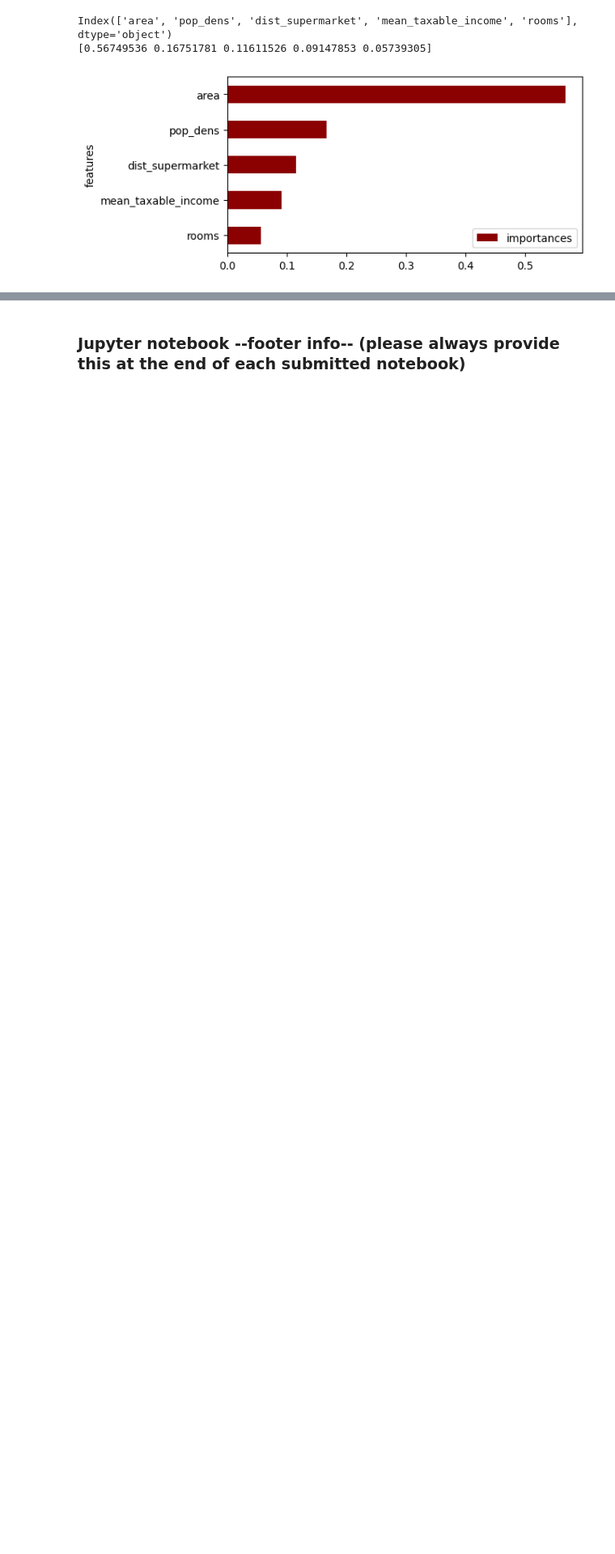
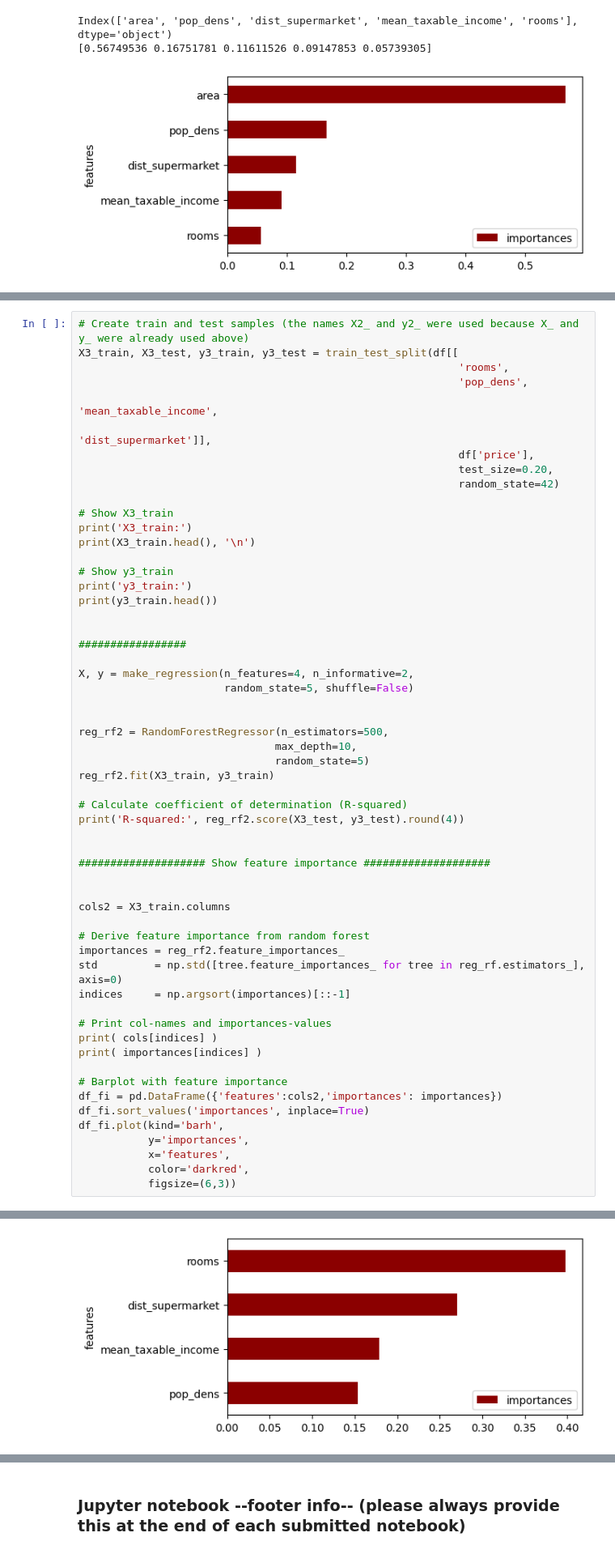
Before and after one commit to zhawjtran/data_analytics, a Jupyter notebook: Week_08/regression_trees_random_forest.ipynb, the cells around one changed output, grey strips where cells are left out. Shown at 81% size. Cells and saved outputs as stored; diff of their text form; blank space fills up the shorter version.

```diff
--- a/Week_08/regression_trees_random_forest.ipynb
+++ b/Week_08/regression_trees_random_forest.ipynb
@@ -257,0 +377,58 @@ Index(['area', 'pop_dens', 'dist_supermarket', 'mean_taxable_income', 'rooms'],
+# %%
+# Create train and test samples (the names X2_ and y2_ were used because X_ and y_ were already used above)
+X3_train, X3_test, y3_train, y3_test = train_test_split(df[[
+                                                            'rooms',
+                                                            'pop_dens',
+                                                            'mean_taxable_income',
+                                                            'dist_supermarket']],
+                                                            df['price'],
+                                                            test_size=0.20,
+                                                            random_state=42)
+
+# Show X3_train
+print('X3_train:')
+print(X3_train.head(), '\n')
+
+# Show y3_train
+print('y3_train:')
+print(y3_train.head())
+
+
+#################
+
+X, y = make_regression(n_features=4, n_informative=2,
+                       random_state=5, shuffle=False)
+
+
+reg_rf2 = RandomForestRegressor(n_estimators=500,
+                               max_depth=10,
+                               random_state=5)
+reg_rf2.fit(X3_train, y3_train)
+
+# Calculate coefficient of determination (R-squared)
+print('R-squared:', reg_rf2.score(X3_test, y3_test).round(4))
+
+
+#################### Show feature importance ####################
+
+
+cols2 = X3_train.columns
+
+# Derive feature importance from random forest
+importances = reg_rf2.feature_importances_
+std         = np.std([tree.feature_importances_ for tree in reg_rf.estimators_], axis=0)
+indices     = np.argsort(importances)[::-1]
+
+# Print col-names and importances-values
+print( cols[indices] )
+print( importances[indices] )
+
+# Barplot with feature importance
+df_fi = pd.DataFrame({'features':cols2,'importances': importances})
+df_fi.sort_values('importances', inplace=True)
+df_fi.plot(kind='barh',
+           y='importances',
+           x='features',
+           color='darkred',
+           figsize=(6,3))
+# %% [output]
@@ -257,0 +454 @@ Index(['area', 'pop_dens', 'dist_supermarket', 'mean_taxable_income', 'rooms'],
+[figure, added]
```
Also changed, not shown: parts of 10 cells of this notebook, 1 other file.
